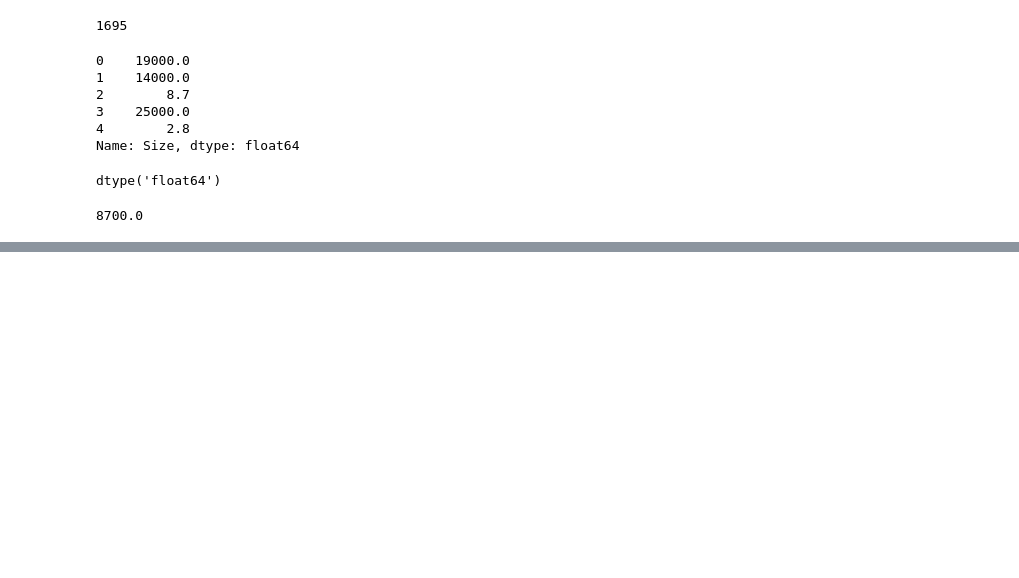
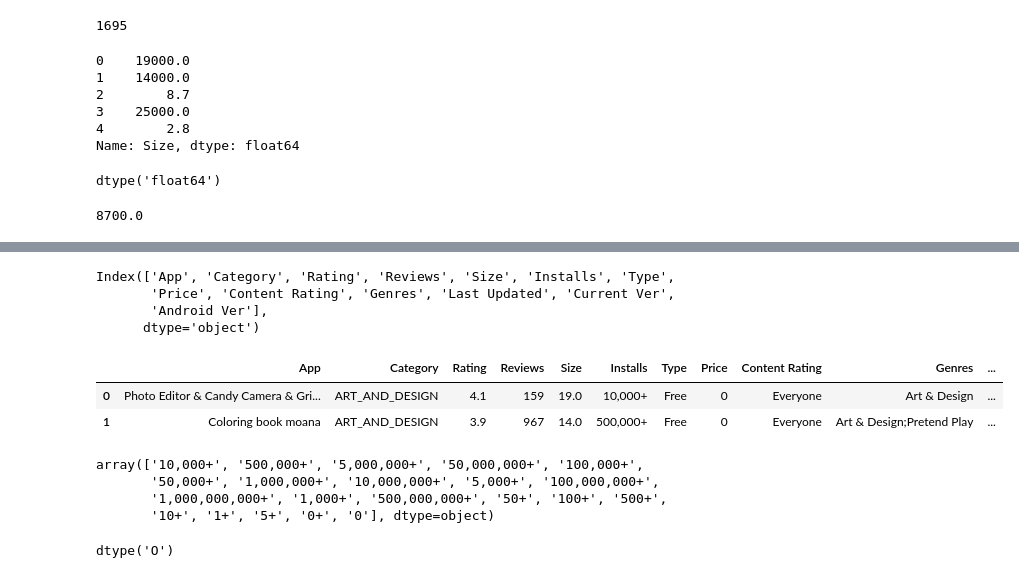
Before and after one commit to prasath9944/EDA, a Jupyter notebook: PlayStoreEDA_FE.ipynb, the cells around one changed output, grey strips where cells are left out. Drawn from its saved outputs; the diff is of its cells as text; code cells hidden in the pictures; blank space fills up the shorter version.

```diff
--- a/PlayStoreEDA_FE.ipynb
+++ b/PlayStoreEDA_FE.ipynb
@@ -295,3 +295,7 @@ dtype('float64')
 df_copy['Size'][2]*1000
 # %% [output]
 8700.0
+# %%
+for i in df_copy['Size']:
+  if i<10:
+    df_copy['Size']=df_copy['Size'].replace(i,i*1000)
@@ -297,0 +331,2 @@ df_copy['Size'][2]*1000
+# %%
+df_copy['Size']=df_copy['Size']/1000
@@ -297,0 +353,24 @@ df_copy['Size'][2]*1000
+# %%
+df_copy.columns
+# %% [output]
+Index(['App', 'Category', 'Rating', 'Reviews', 'Size', 'Installs', 'Type',
+       'Price', 'Content Rating', 'Genres', 'Last Updated', 'Current Ver',
+       'Android Ver'],
+      dtype='object')
+# %%
+df_copy.head(2)
+# %% [output]
+|  | App | Category | Rating | Reviews | Size | Installs | Type | Price | Content Rating | Genres | ... |
+| 0 | Photo Editor & Candy Camera & Gri... | ART_AND_DESIGN | 4.1 | 159 | 19.0 | 10,000+ | Free | 0 | Everyone | Art & Design | ... |
+| 1 | Coloring book moana | ART_AND_DESIGN | 3.9 | 967 | 14.0 | 500,000+ | Free | 0 | Everyone | Art & Design;Pretend Play | ... |
+# %%
+df_copy['Installs'].unique()
+# %% [output]
+array(['10,000+', '500,000+', '5,000,000+', '50,000,000+', '100,000+',
+       '50,000+', '1,000,000+', '10,000,000+', '5,000+', '100,000,000+',
+       '1,000,000,000+', '1,000+', '500,000,000+', '50+', '100+', '500+',
+       '10+', '1+', '5+', '0+', '0'], dtype=object)
+# %%
+df_copy['Installs'].dtype
+# %% [output]
+dtype('O')
```
Also changed, not shown: parts of 24 cells of this notebook.
